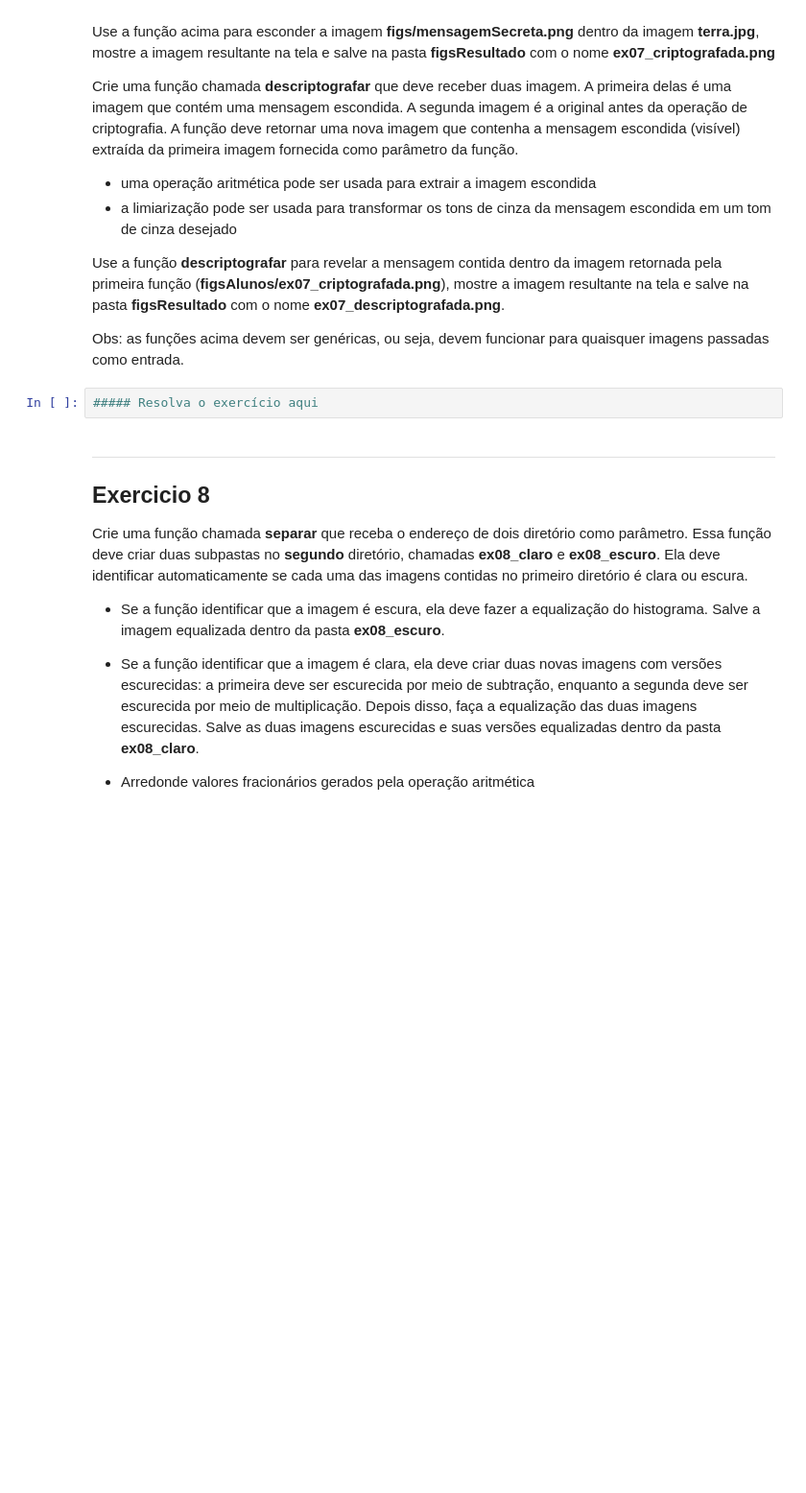
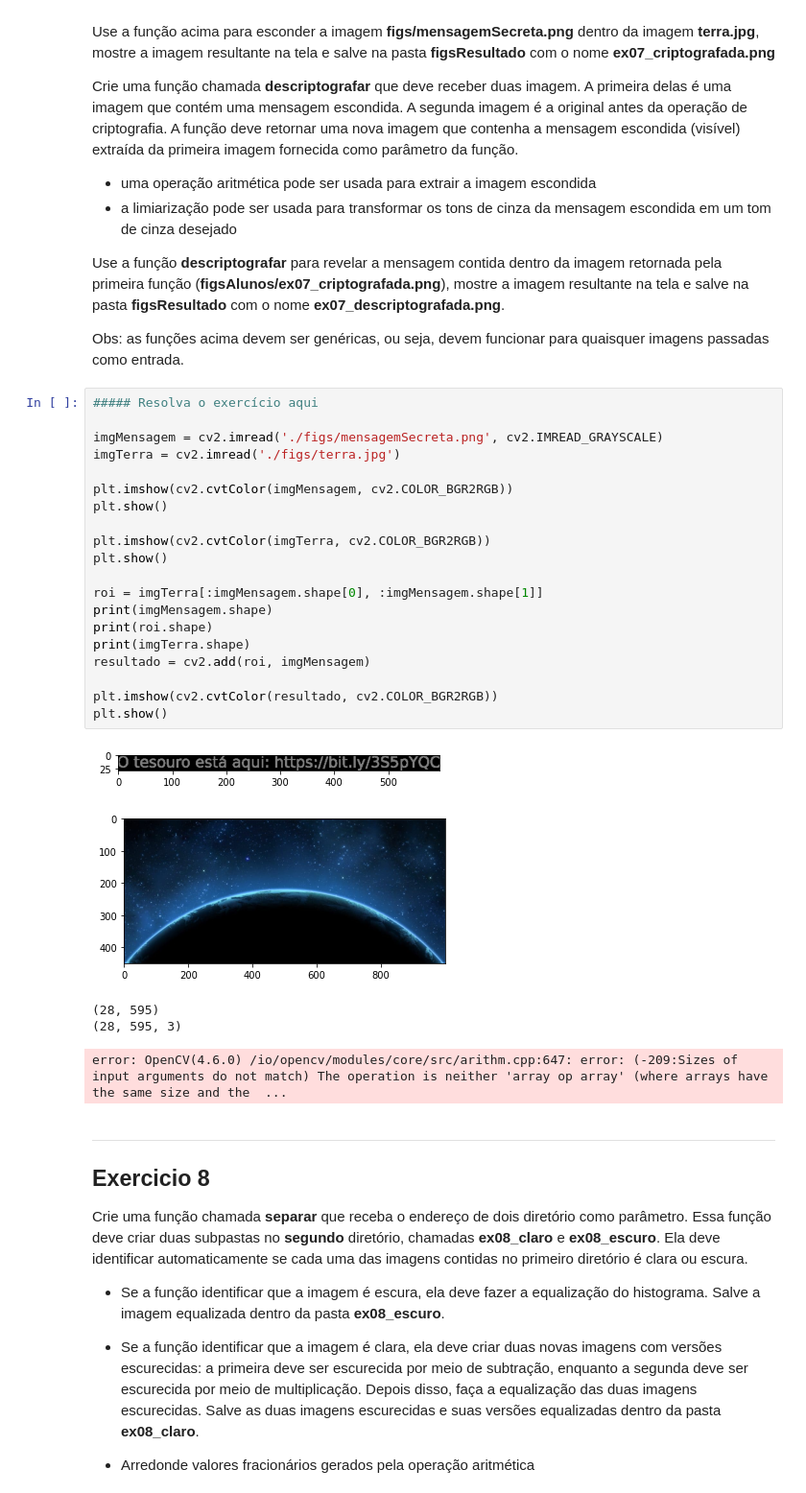
Before and after one commit to PixDale/imageprocessingclass, a Jupyter notebook: AC2_exerciciosPraticos.ipynb, the cells around one changed output. Shown at 96% size. Drawn from its saved outputs; the diff is of its cells as text; blank space fills up the shorter version.

```diff
--- a/AC2_exerciciosPraticos.ipynb
+++ b/AC2_exerciciosPraticos.ipynb
@@ -431,8 +431,32 @@ Crie uma função chamada **descriptografar** que deve receber duas imagem. A pr
 Use a função **descriptografar** para revelar a mensagem contida dentro da imagem retornada pela primeira função (**figsAlunos/ex07_criptografada.png**), mostre a imagem resultante na tela e salve na pasta **figsResultado** com o nome **ex07_descriptografada.png**.
 
 Obs: as funções acima devem ser genéricas, ou seja, devem funcionar para quaisquer imagens passadas como entrada.
-# %%
-##### Resolva o exercício aqui
+# %%
+##### Resolva o exercício aqui
+
+imgMensagem = cv2.imread('./figs/mensagemSecreta.png', cv2.IMREAD_GRAYSCALE)
+imgTerra = cv2.imread('./figs/terra.jpg')
+
+plt.imshow(cv2.cvtColor(imgMensagem, cv2.COLOR_BGR2RGB))
+plt.show()
+
+plt.imshow(cv2.cvtColor(imgTerra, cv2.COLOR_BGR2RGB))
+plt.show()
+
+roi = imgTerra[:imgMensagem.shape[0], :imgMensagem.shape[1]]
+print(imgMensagem.shape)
+print(roi.shape)
+print(imgTerra.shape)
+resultado = cv2.add(roi, imgMensagem)
+
+plt.imshow(cv2.cvtColor(resultado, cv2.COLOR_BGR2RGB))
+plt.show()
+# %% [output]
+[figure, added]
+[figure, added]
+(28, 595)
+(28, 595, 3)
+error: OpenCV(4.6.0) /io/opencv/modules/core/src/arithm.cpp:647: error: (-209:Sizes of input arguments do not match) The operation is neither 'array op array' (where arrays have the same size and the  ...
 # %% [markdown]
 ----
 ## Exercicio 8
```
